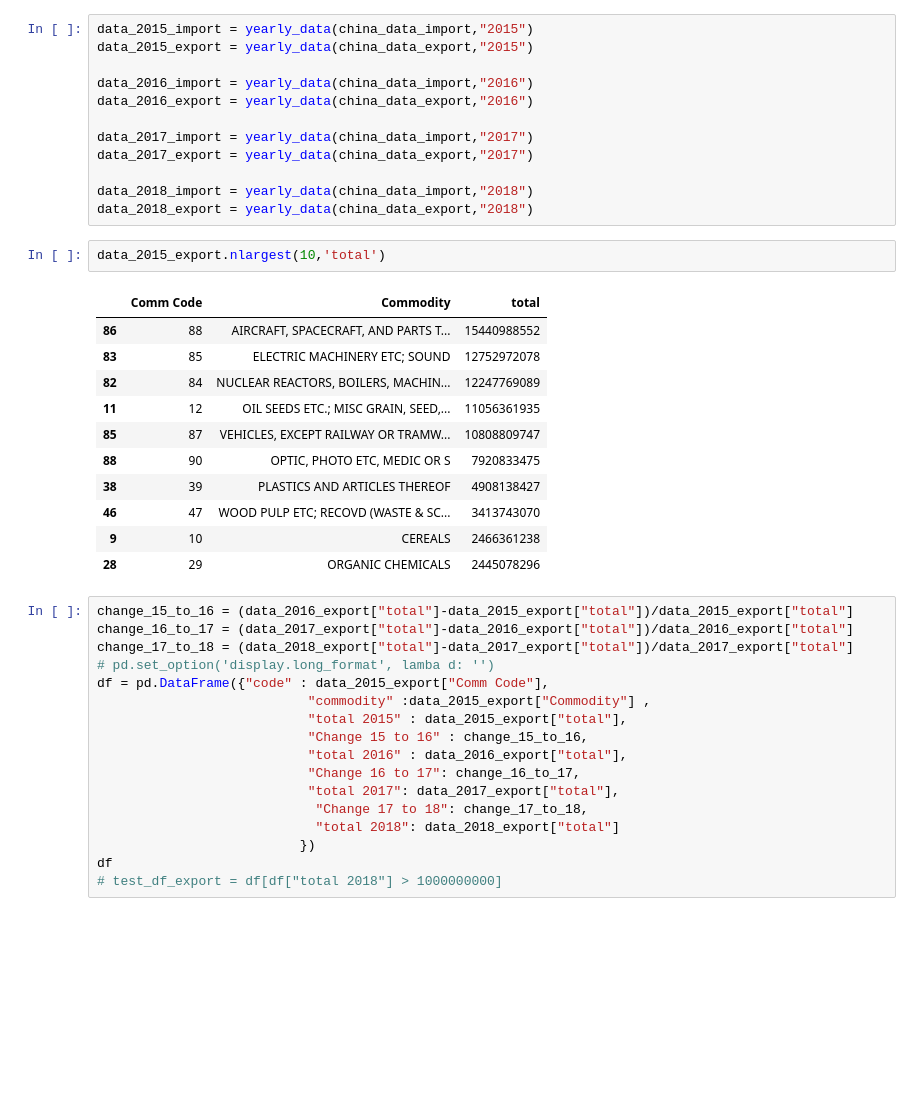
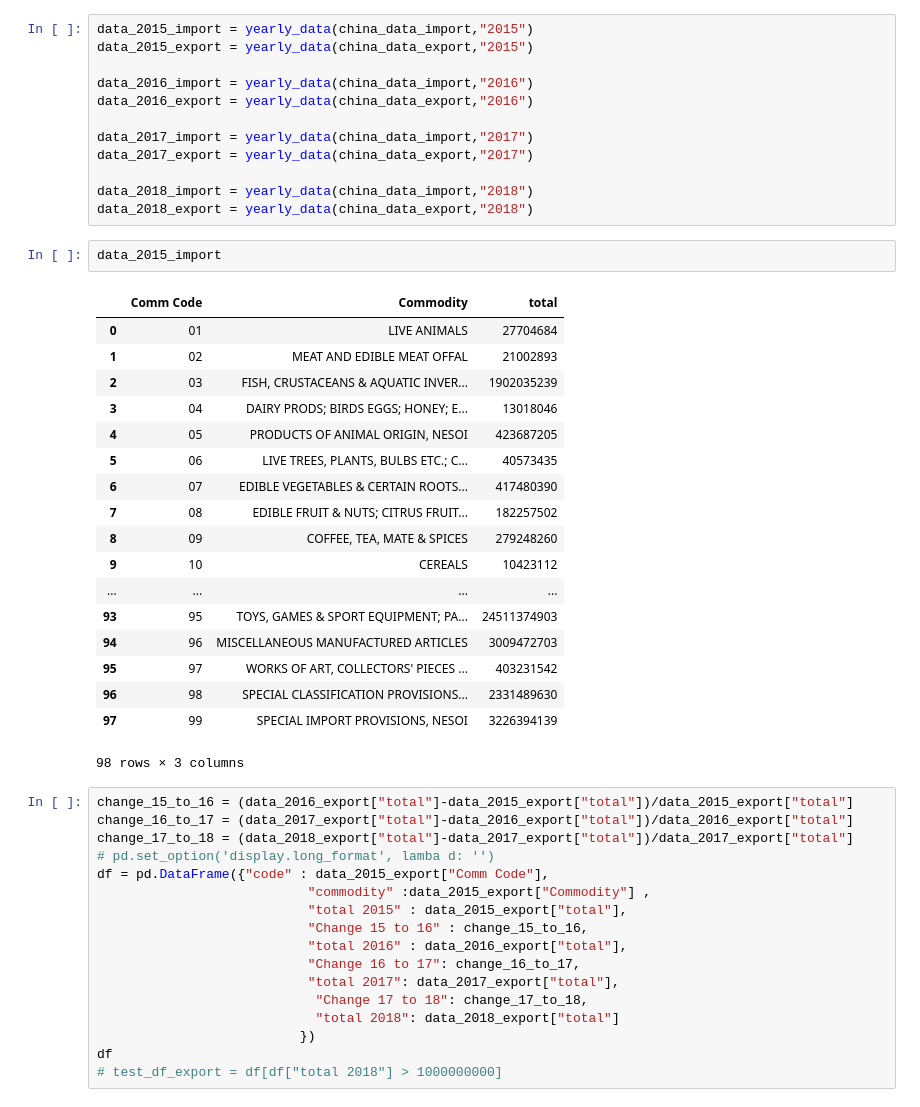
Before and after one commit to Sailendra-Mahapatra/Project2, a Jupyter notebook: malik/malik.ipynb, the cells around one changed output. Saved outputs shown, nothing was run; the diff lists cells and outputs as text; blank space fills up the shorter version.

```diff
--- a/malik/malik.ipynb
+++ b/malik/malik.ipynb
@@ -129,20 +255,27 @@ data_2017_export = yearly_data(china_data_export,"2017")
 
 data_2018_import = yearly_data(china_data_import,"2018")
 data_2018_export = yearly_data(china_data_export,"2018")
-# %%
-data_2015_export.nlargest(10,'total')
-# %% [output]
-|  | Comm Code | Commodity | total |
-| 86 | 88 | AIRCRAFT, SPACECRAFT, AND PARTS T... | 15440988552 |
-| 83 | 85 | ELECTRIC MACHINERY ETC; SOUND | 12752972078 |
-| 82 | 84 | NUCLEAR REACTORS, BOILERS, MACHIN... | 12247769089 |
-| 11 | 12 | OIL SEEDS ETC.; MISC GRAIN, SEED,... | 11056361935 |
-| 85 | 87 | VEHICLES, EXCEPT RAILWAY OR TRAMW... | 10808809747 |
-| 88 | 90 | OPTIC, PHOTO ETC, MEDIC OR S | 7920833475 |
-| 38 | 39 | PLASTICS AND ARTICLES THEREOF | 4908138427 |
-| 46 | 47 | WOOD PULP ETC; RECOVD (WASTE & SC... | 3413743070 |
-| 9 | 10 | CEREALS | 2466361238 |
-| 28 | 29 | ORGANIC CHEMICALS | 2445078296 |
+# %%
+data_2015_import
+# %% [output]
+|  | Comm Code | Commodity | total |
+| 0 | 01 | LIVE ANIMALS | 27704684 |
+| 1 | 02 | MEAT AND EDIBLE MEAT OFFAL | 21002893 |
+| 2 | 03 | FISH, CRUSTACEANS & AQUATIC INVER... | 1902035239 |
+| 3 | 04 | DAIRY PRODS; BIRDS EGGS; HONEY; E... | 13018046 |
+| 4 | 05 | PRODUCTS OF ANIMAL ORIGIN, NESOI | 423687205 |
+| 5 | 06 | LIVE TREES, PLANTS, BULBS ETC.; C... | 40573435 |
+| 6 | 07 | EDIBLE VEGETABLES & CERTAIN ROOTS... | 417480390 |
+| 7 | 08 | EDIBLE FRUIT & NUTS; CITRUS FRUIT... | 182257502 |
+| 8 | 09 | COFFEE, TEA, MATE & SPICES | 279248260 |
+| 9 | 10 | CEREALS | 10423112 |
+| ... | ... | ... | ... |
+| 93 | 95 | TOYS, GAMES & SPORT EQUIPMENT; PA... | 24511374903 |
+| 94 | 96 | MISCELLANEOUS MANUFACTURED ARTICLES | 3009472703 |
+| 95 | 97 | WORKS OF ART, COLLECTORS' PIECES ... | 403231542 |
+| 96 | 98 | SPECIAL CLASSIFICATION PROVISIONS... | 2331489630 |
+| 97 | 99 | SPECIAL IMPORT PROVISIONS, NESOI | 3226394139 |
+98 rows × 3 columns
 # %%
 change_15_to_16 = (data_2016_export["total"]-data_2015_export["total"])/data_2015_export["total"]
 change_16_to_17 = (data_2017_export["total"]-data_2016_export["total"])/data_2016_export["total"]
```
Also changed, not shown: parts of 20 cells of this notebook, 7 other files.
